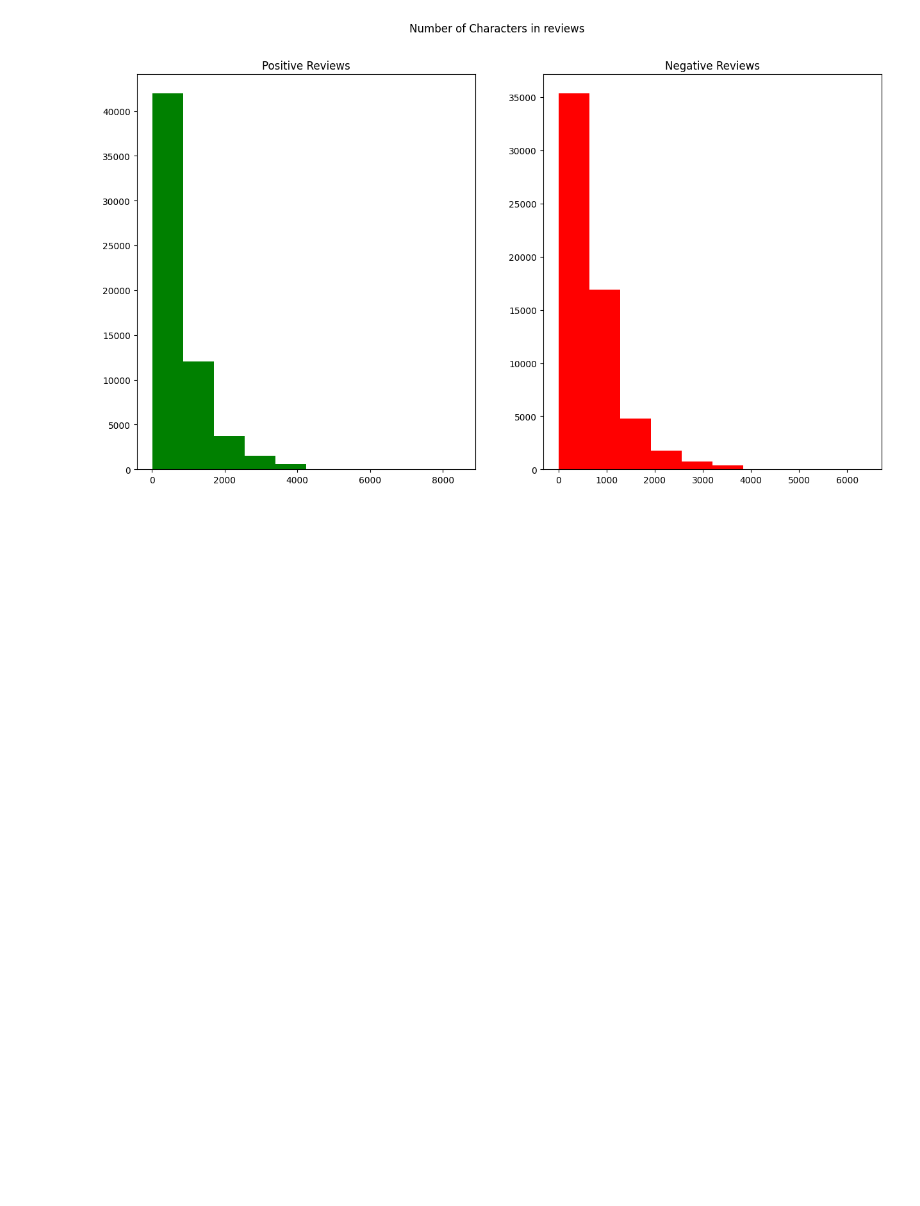
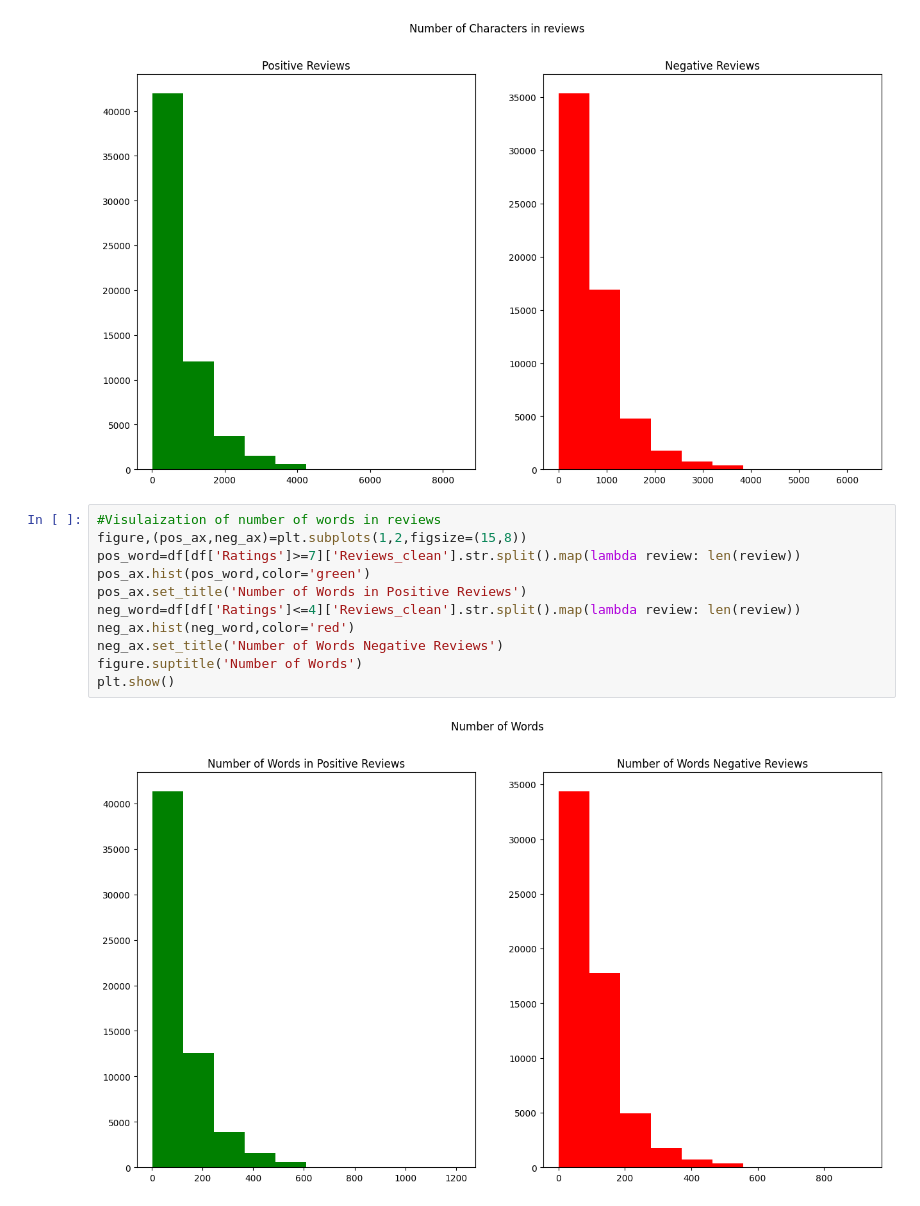
Before and after one commit to BirukM14/sentimental-analysis, a Jupyter notebook: notebook/eda.ipynb, the cells around one changed output. Drawn from its saved outputs; the diff is of its cells as text; blank space fills up the shorter version.

```diff
--- a/notebook/eda.ipynb
+++ b/notebook/eda.ipynb
@@ -330,3 +330,16 @@ figure.suptitle('Number of Characters in reviews')
 plt.show()
 # %% [output]
 [figure]
+# %%
+#Visulaization of number of words in reviews
+figure,(pos_ax,neg_ax)=plt.subplots(1,2,figsize=(15,8))
+pos_word=df[df['Ratings']>=7]['Reviews_clean'].str.split().map(lambda review: len(review))
+pos_ax.hist(pos_word,color='green')
+pos_ax.set_title('Number of Words in Positive Reviews')
+neg_word=df[df['Ratings']<=4]['Reviews_clean'].str.split().map(lambda review: len(review))
+neg_ax.hist(neg_word,color='red')
+neg_ax.set_title('Number of Words Negative Reviews')
+figure.suptitle('Number of Words')
+plt.show()
+# %% [output]
+[figure, added]
```
Also changed, not shown: parts of 1 cell of this notebook.
